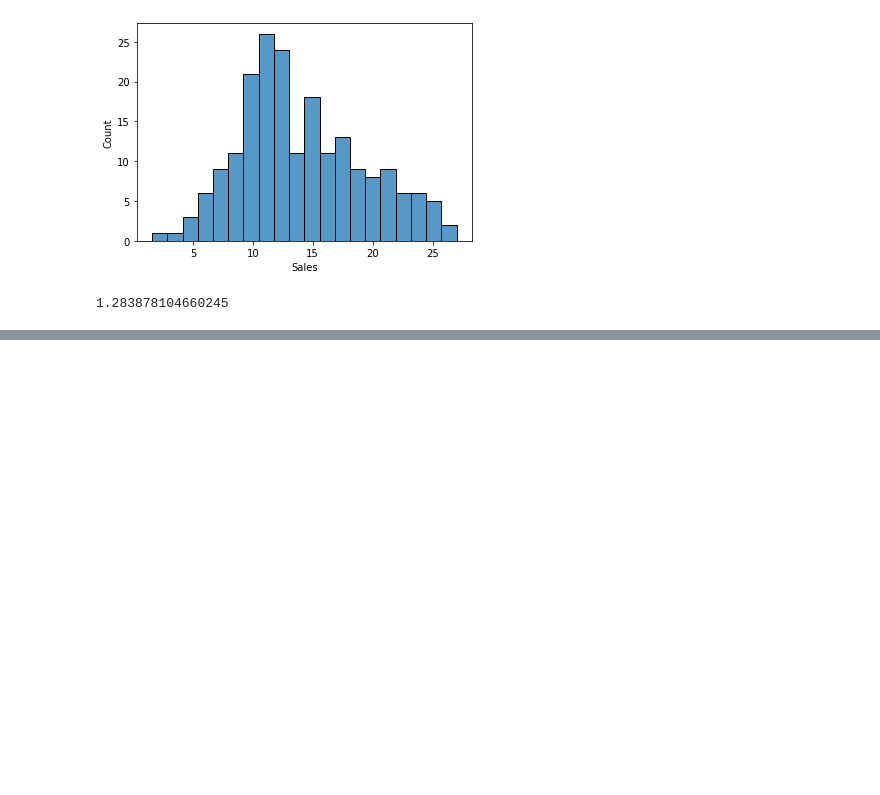
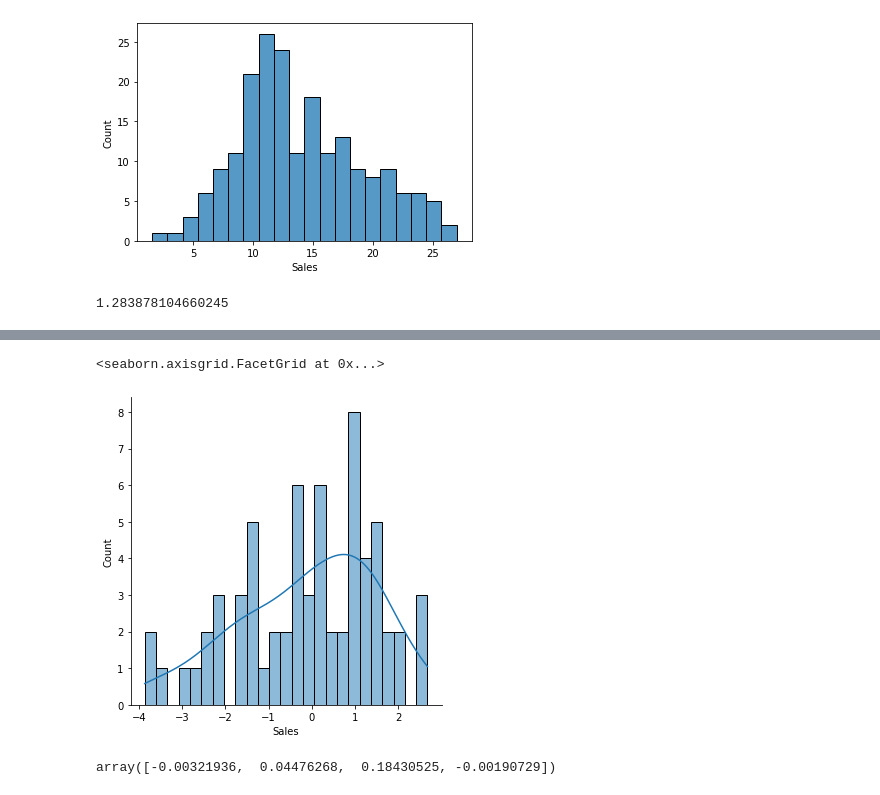
Before and after one commit to Prikshit7766/ml-class, a Jupyter notebook: linear_Regression.ipynb, the cells around one changed output, grey strips where cells are left out. Drawn from its saved outputs; the diff is of its cells as text; code cells hidden in the pictures; blank space fills up the shorter version.

```diff
--- a/linear_Regression.ipynb
+++ b/linear_Regression.ipynb
@@ -236,0 +262,10 @@ np.sqrt(z)
+# %%
+sns.displot(test_residuals, bins=25, kde=True) #kernel density estimation
+# %% [output]
+<seaborn.axisgrid.FacetGrid at 0x...>
+[figure, added]
+# %%
+model.coef_   #theta coefficients for different features, newspaper coefficient is almost zero so it dosen't contribute much for the sales(it will reduce the sales),
+#radio coeffiecient is the strongest, if you spend on it then it will show increase in sales 0.185 times, keeping TV and newspaper expenditure constant
+# %% [output]
+array([-0.00321936,  0.04476268,  0.18430525, -0.00190729])
```
Also changed, not shown: parts of 7 cells of this notebook.
